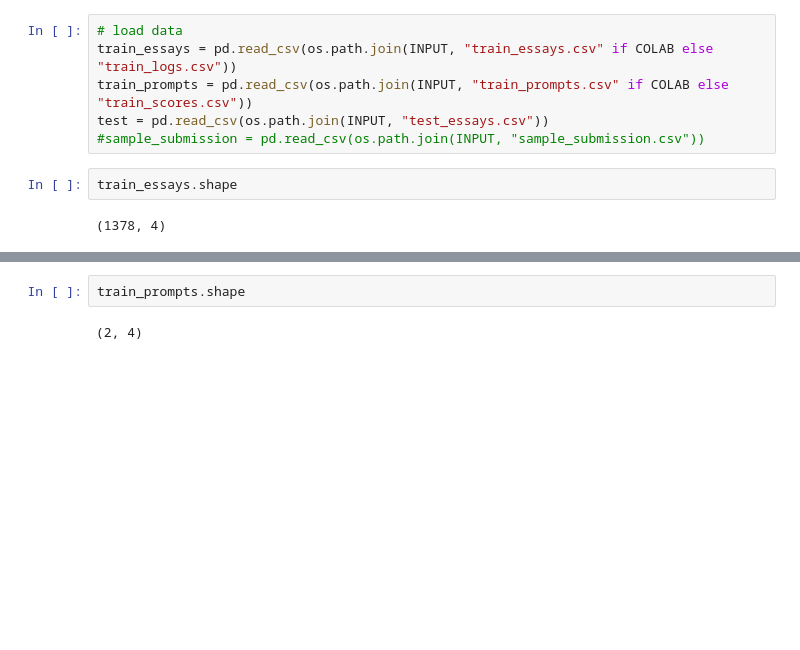
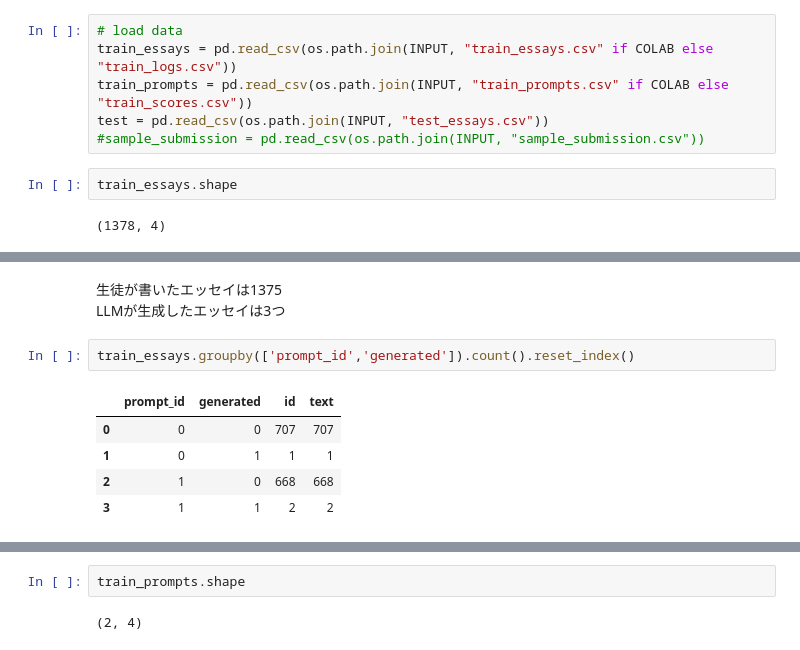
Before and after one commit to keisukecl/llm-detect-ai-generated-text, a Jupyter notebook: EDA.ipynb, the cells around one changed output, grey strips where cells are left out. Cells and saved outputs as stored; diff of their text form; blank space fills up the shorter version.

```diff
--- a/EDA.ipynb
+++ b/EDA.ipynb
@@ -81,0 +108,11 @@ train_essays.shape
+# %% [markdown]
+生徒が書いたエッセイは1375
+LLMが生成したエッセイは3つ
+# %%
+train_essays.groupby(['prompt_id','generated']).count().reset_index()
+# %% [output]
+|  | prompt_id | generated | id | text |
+| 0 | 0 | 0 | 707 | 707 |
+| 1 | 0 | 1 | 1 | 1 |
+| 2 | 1 | 0 | 668 | 668 |
+| 3 | 1 | 1 | 2 | 2 |
```
Also changed, not shown: parts of 10 cells of this notebook.
